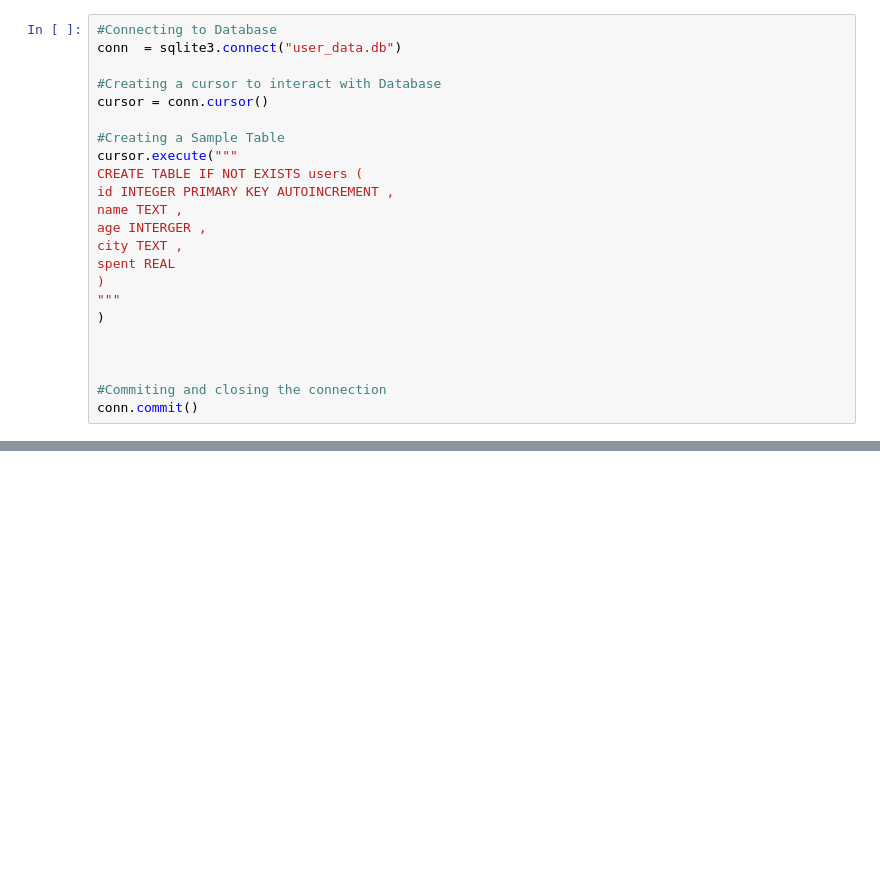
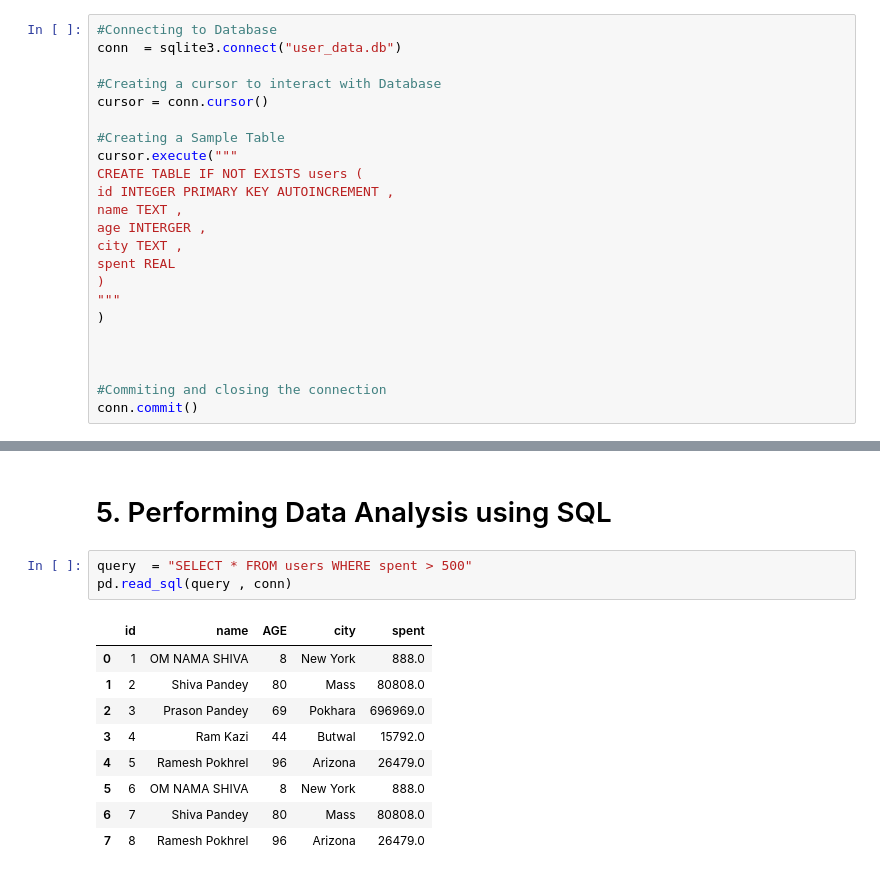
Before and after one commit to sakshyambanjade/SQLite-with-Python, a Jupyter notebook: SQLwithPY.ipynb, the cells around one changed output, grey strips where cells are left out. Saved outputs shown, nothing was run; the diff lists cells and outputs as text; blank space fills up the shorter version.

```diff
--- a/SQLwithPY.ipynb
+++ b/SQLwithPY.ipynb
@@ -54,0 +71,15 @@ conn.close()
+# %% [markdown]
+# 5. Performing Data Analysis using SQL
+# %%
+query  = "SELECT * FROM users WHERE spent > 500"
+pd.read_sql(query , conn)
+# %% [output]
+|  | id | name | AGE | city | spent |
+| 0 | 1 | OM NAMA SHIVA | 8 | New York | 888.0 |
+| 1 | 2 | Shiva Pandey | 80 | Mass | 80808.0 |
+| 2 | 3 | Prason Pandey | 69 | Pokhara | 696969.0 |
+| 3 | 4 | Ram Kazi | 44 | Butwal | 15792.0 |
+| 4 | 5 | Ramesh Pokhrel | 96 | Arizona | 26479.0 |
+| 5 | 6 | OM NAMA SHIVA | 8 | New York | 888.0 |
+| 6 | 7 | Shiva Pandey | 80 | Mass | 80808.0 |
+| 7 | 8 | Ramesh Pokhrel | 96 | Arizona | 26479.0 |
```
Also changed, not shown: parts of 12 cells of this notebook, 2 other files.
